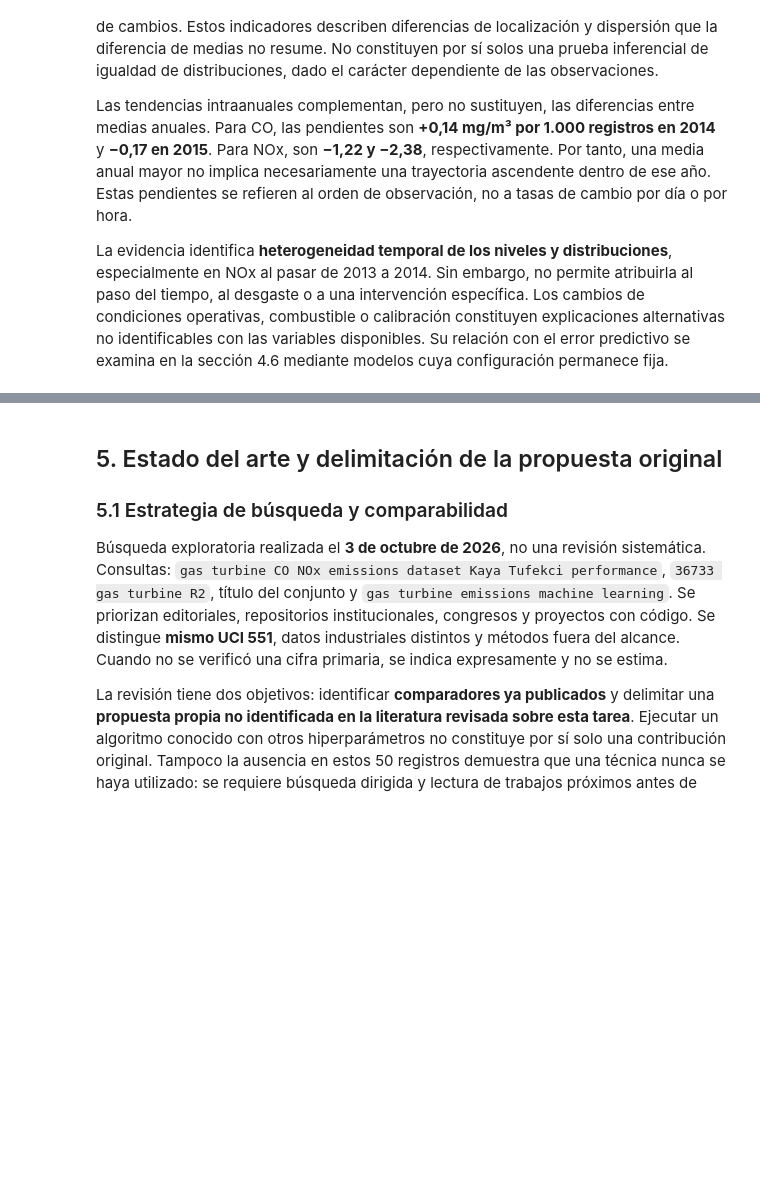
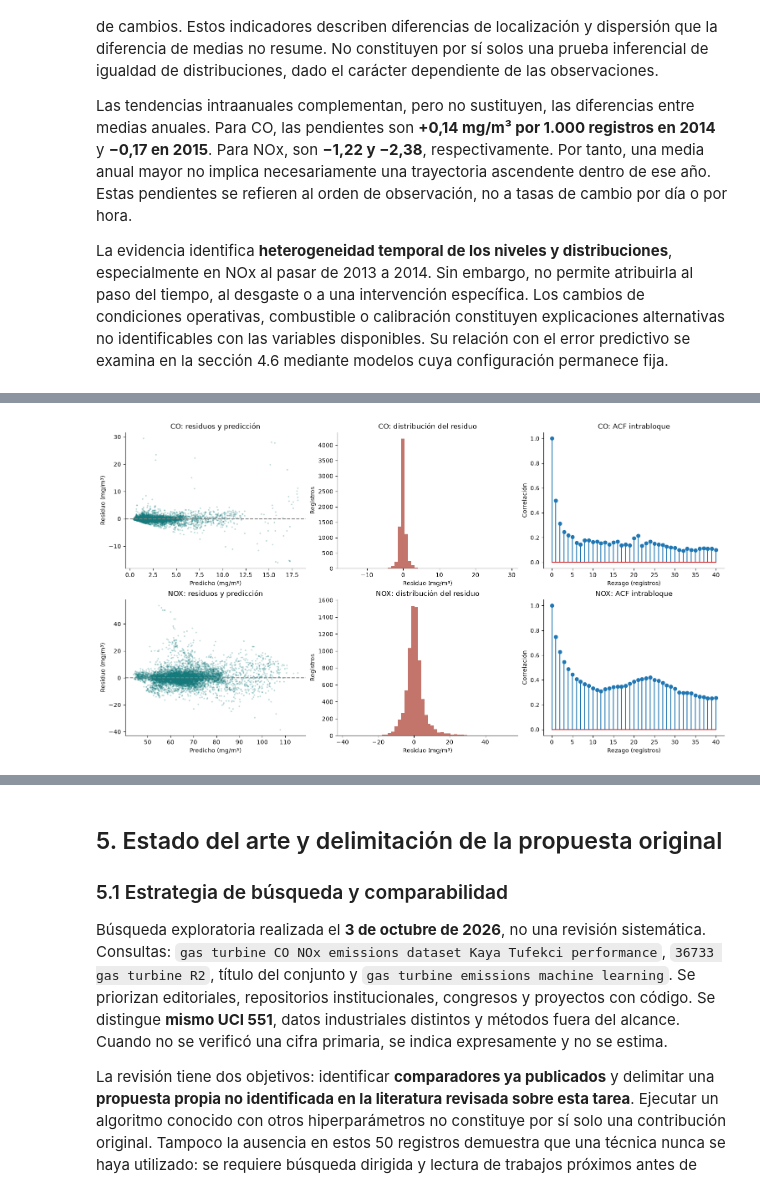
Before and after one commit to Fabian-11037/gas-turbine-emission-prediction, a Jupyter notebook: book/gas_turbine_eda_hilo_conductor_redaccion.ipynb, the cells around one changed output, grey strips where cells are left out. Cells and saved outputs as stored; diff of their text form; code cells hidden in the pictures; blank space fills up the shorter version.

```diff
--- a/book/gas_turbine_eda_hilo_conductor_redaccion.ipynb
+++ b/book/gas_turbine_eda_hilo_conductor_redaccion.ipynb
@@ -1163,0 +889,9 @@ El R² OOF de TEY como único sensor es -0.007. Su coeficiente condicionado y su
+# %%
+espacios=[]
+for familia in FAMILIAS:
+    _,espacio=especificacion(familia)
+    espacios.append({'Modelo':familia,'Configuraciones Grid':int(np.prod([len(v) for v in espacio.values()])),
+        'Espacio':json.dumps(espacio,ensure_ascii=False)})
+display(pd.DataFrame(espacios))
+with pd.option_context('display.max_colwidth',None):
+    display(resultados_e2[['objetivo','modelo','optimizador','parametros_finales','mejor_en_familia']])
@@ -1163,0 +1079,17 @@ El R² OOF de TEY como único sensor es -0.007. Su coeficiente condicionado y su
+# %%
+from block_model import correlacion_intra_bloque,bootstrap_prueba
+display(familias_e2[['objetivo','modelo','p_White','p_BDS','p_Ljung_Box','p_normalidad',
+    'anio_bloque_serial','bloque_serial','n_serial']].style.format({
+        c:'{:.3e}' for c in ['p_White','p_BDS','p_Ljung_Box','p_normalidad']}))
+fig,axes=plt.subplots(2,3,figsize=(15,8),layout='constrained')
+for i,t in enumerate(OBJETIVOS):
+    familia=ganadores_e2.loc[t,'modelo']; p=prueba_e2[t+'_'+familia.replace(' ','_')].to_numpy()
+    r=evaluacion[t].to_numpy()-p
+    axes[i,0].scatter(p,r,s=3,alpha=.2,color='#157a7c');axes[i,0].axhline(0,color='grey',ls='--')
+    axes[i,0].set(title=f'{t}: residuos y predicción',xlabel='Predicho (mg/m³)',ylabel='Residuo (mg/m³)')
+    axes[i,1].hist(r,bins=50,color='#b65346',alpha=.8)
+    axes[i,1].set(title=f'{t}: distribución del residuo',xlabel='Residuo (mg/m³)',ylabel='Registros')
+    axes[i,2].stem(np.arange(41),correlacion_intra_bloque(evaluacion,r))
+    axes[i,2].set(title=f'{t}: ACF intrabloque',xlabel='Rezago (registros)',ylabel='Correlación')
+plt.show()
+# %% [output]
@@ -1163,0 +1111 @@ El R² OOF de TEY como único sensor es -0.007. Su coeficiente condicionado y su
+[figure, added]
```
Also changed, not shown: parts of 46 cells of this notebook, 38 other files.
